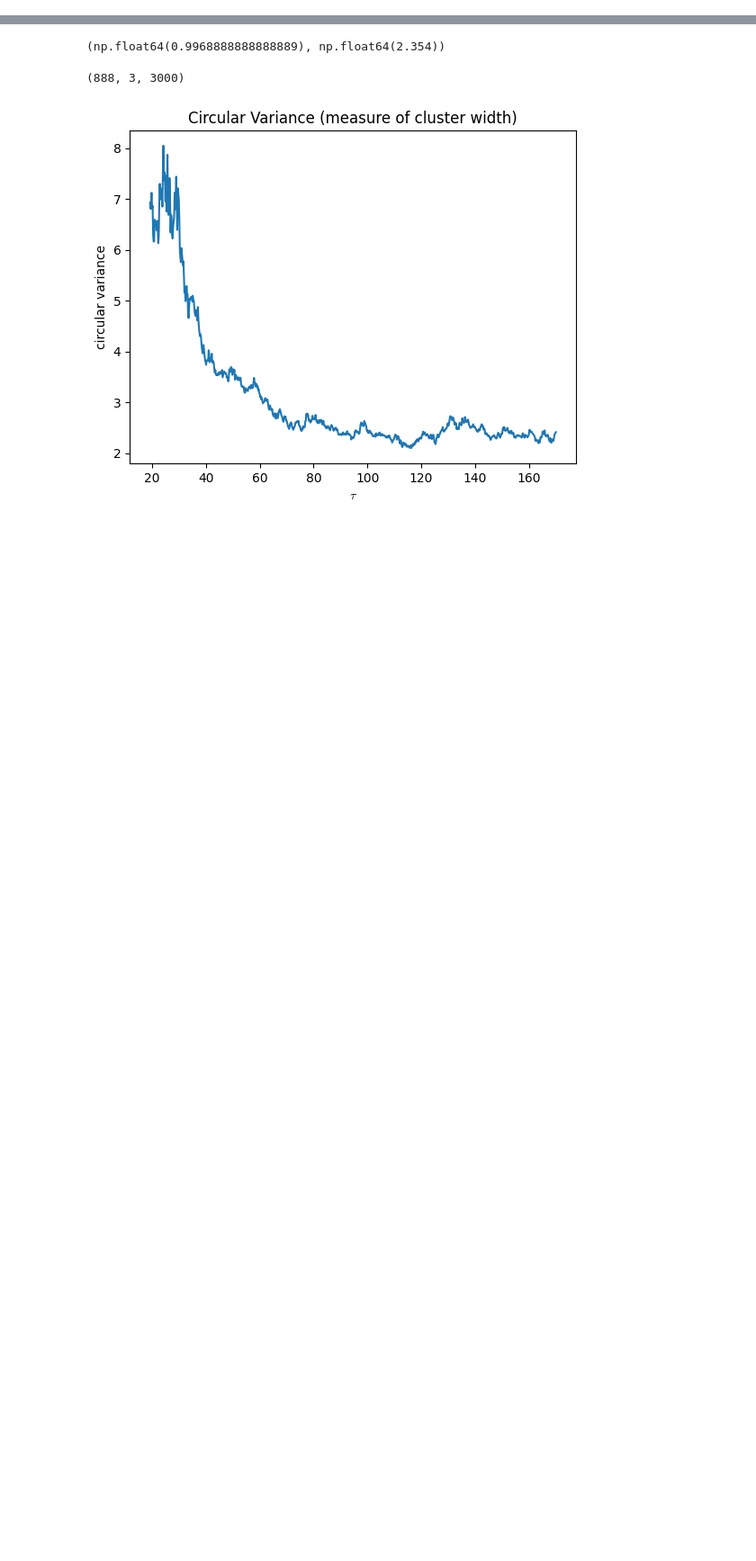
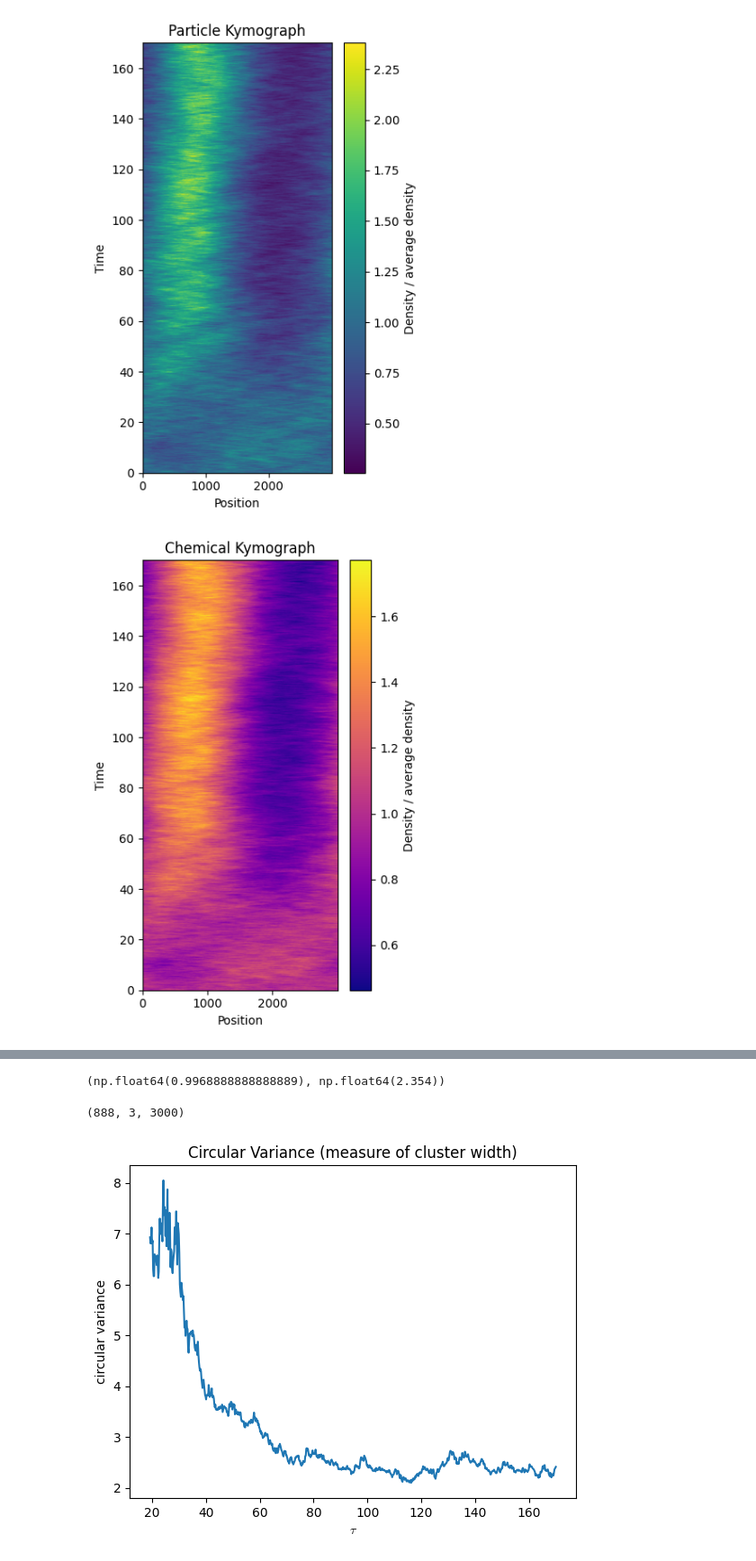
Before and after one commit to HappyTurtle99/Microscopic, a Jupyter notebook: jun09.ipynb, the cells around one changed output, grey strips where cells are left out. Shown at 90% size. Cells and saved outputs as stored; diff of their text form; code cells hidden in the pictures; blank space fills up the shorter version.

```diff
--- a/jun09.ipynb
+++ b/jun09.ipynb
@@ -17 +53,39 @@ cluster_data/05jun/3.00/1.00
+# %%
+import numpy as np
+import matplotlib.pyplot as plt
+
+plt.figure(figsize=(4, 6))
+plt.imshow(
+    kymo_p,
+    aspect='auto',
+    origin='lower',   # time increases upward
+    cmap='viridis',
+        extent=[0, kymo_p.shape[1]-1, tau_t[0], tau_t[-1]],
+)
+
+plt.xlabel('Position')
+plt.ylabel('Time')
+plt.colorbar(label='Density / average density')
+plt.title('Particle Kymograph')
+plt.tight_layout()
+plt.show()
+
+plt.figure(figsize=(4, 6))
+plt.imshow(
+    kymo_c,
+    aspect='auto',
+    origin='lower',   # time increases upward
+    cmap='plasma',
+        extent=[0, kymo_c.shape[1]-1, tau_t[0], tau_t[-1]],
+)
+
+plt.xlabel('Position')
+plt.ylabel('Time')
+plt.colorbar(label='Density / average density')
+plt.title('Chemical Kymograph')
+plt.tight_layout()
+plt.show()
+# %% [output]
+[figure, added]
+[figure, added]
 # %%
```
Also changed, not shown: parts of 9 cells of this notebook, 11 other files.
